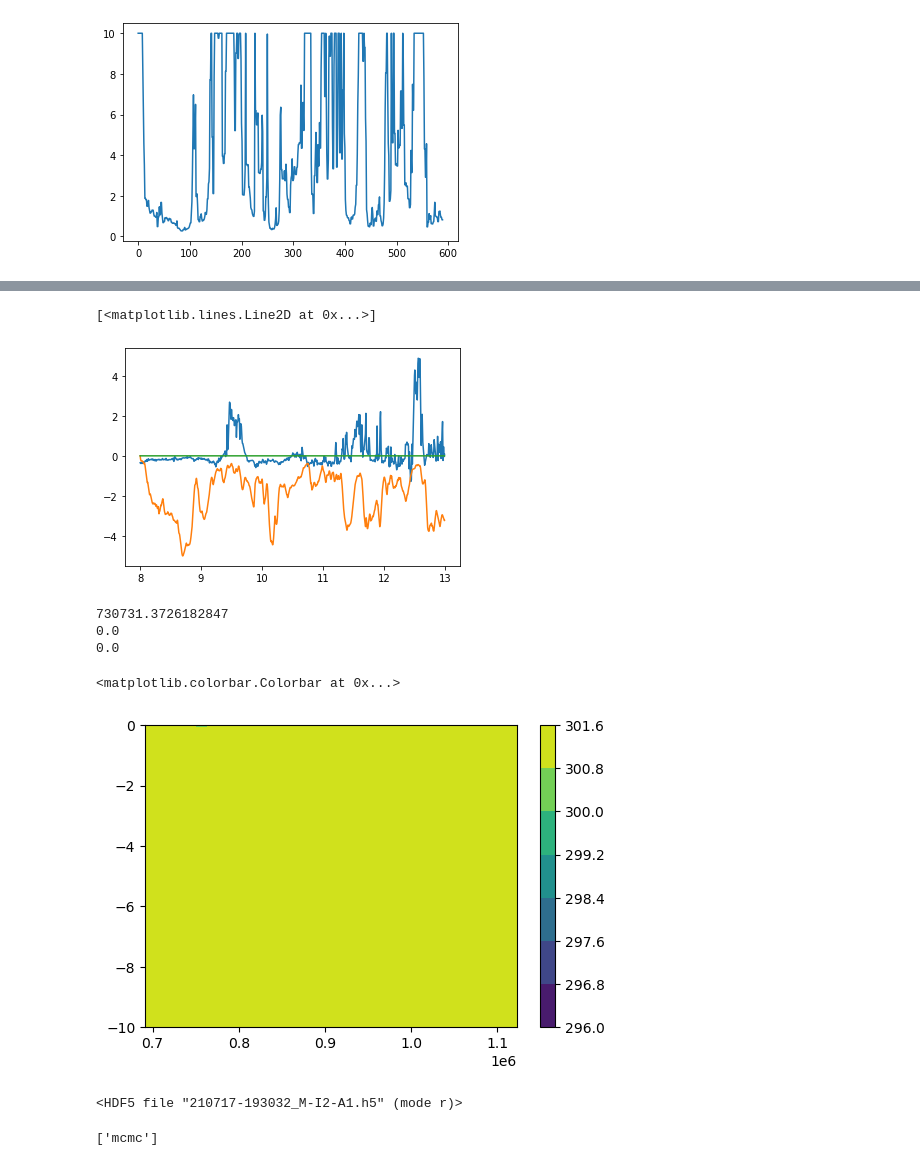
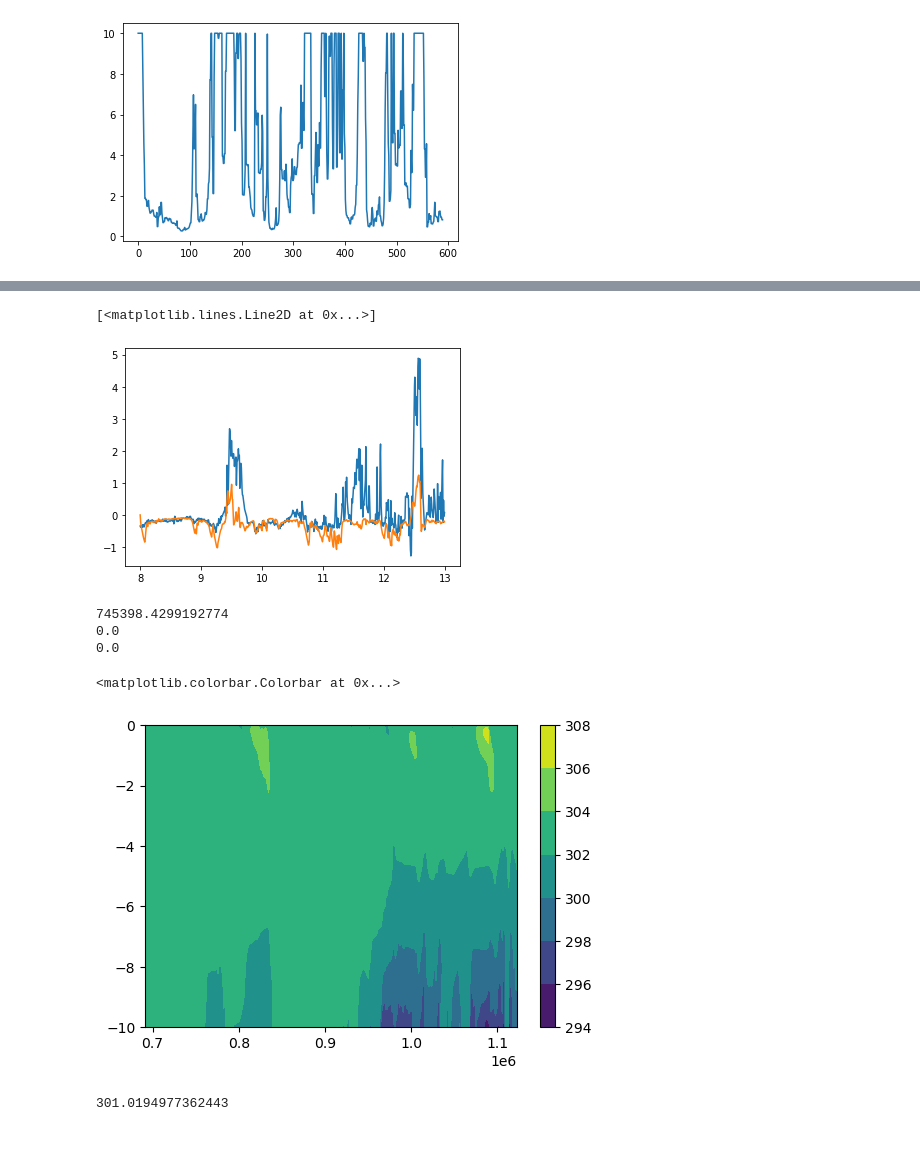
Before and after one commit to reykboerner/diusst, a Jupyter notebook: code/run_bayesian.ipynb, the cells around one changed output, grey strips where cells are left out. Drawn from its saved outputs; the diff is of its cells as text; code cells hidden in the pictures.

Commit message:
diusst modification: correct version of diusst with varying ftemp (mu decreasing with distance from z_f)

```diff
--- a/code/run_bayesian.ipynb
+++ b/code/run_bayesian.ipynb
@@ -29,23 +29,22 @@ timestamp = now.strftime("%y%m%d-%H%M%S")
 # RUN SETTINGS (check before each run)
 
 # Output storage
+run_id = 'M-I2-A2'
 output_path = '../output/'
-run_id = '_blabla'
 
 # Fit parameters
 param_names = ['kappa', 'mu', 'attenu']
 
 # Parameter limits
-param_min = np.array([0, 0, 0])
-param_max = np.array([7e-4, 1, 10])
+param_min = np.array([0, 0, 1e-3])
+param_max = np.array([7e-4, 0.1, 10])
 
 # Initial walker positions
 param_start = np.array([2e-4, 1e-4, 2.5])
 
 # Sampling
-nwalkers = 8
-nsteps = 700
-burninsteps = 50
+nwalkers = 16
+nsteps = 2500
 
 # DIUSST model
 scheme = 'euler'
@@ -63,6 +62,7 @@ data_interval = [786,1377]
 
 # Other settings
 parallel = True
+use_backend = True
 
 ###########################################################
 # (End of run settings)
@@ -73,7 +73,8 @@ data_orig = pd.read_csv(data_path+data_filename)[data_interval[0]:data_interval[
 
 # interpolate to meet CFL condition
 data, dtlist = cfl_interpolation(data_orig, dz0=dz0, ngrid=ngrid,
-        a=0, b=1, k_eddy_max=param_max[0], maxwind=maxwind)
+        a=0, b=1, k_eddy_max=param_max[0], maxwind=maxwind,
+        save=output_path+timestamp+'_'+run_id)
 # %% [output]
 +++ Variable time-step interpolation +++
 Interpolated dataset has 307532 time steps with average length 4.092 s.
@@ -158,16 +113,10 @@ probs_df.to_csv(data_path+timestamp+run_id+'probs.csv')
 # %%
-kappa, mu, attenu = param_start
-import time
-simstart = time.time()
-
-ftemp = np.mean(data['ftemp'].to_numpy(np.float64))
-sst_data = data['sst'].to_numpy(np.float64) - data['ftemp'].to_numpy(np.float64)
+# extract data
+ftemp = data['ftemp'].to_numpy(np.float64)
+sst_data = data['sst'].to_numpy(np.float64) - ftemp
 sst_err = data['sst_err'].to_numpy(np.float64)
-
 times = data['times'].to_numpy(np.float64)
 wind = data['wind'].to_numpy(np.float64)
 atemp = data['atemp'].to_numpy(np.float64)
 swrad = data['swrad'].to_numpy(np.float64)
 humid = data['humid'].to_numpy(np.float64)
-
-print((time.time()-simstart)*10000)
@@ -176,8 +123,16 @@ print((time.time()-simstart)*10000)
 # %%
-kappa, mu, attenu = param_min[0], 0.1, param_min[2]
+import time
+simstart = time.time()
 
+kappa, mu, attenu = param_start
+#kappa, mu, attenu = param_min[0], 0.1, param_min[2]
+kappa = 7e-4
+mu = 1e-4
+attenu=1
 simu = diusst(
-            times, atemp, swrad, u_data=wind, sa_data=humid, T_f=ftemp,
+            times, atemp, ftemp, swrad, u_data=wind, sa_data=humid,
             k_eddy=kappa, mu=mu, attenu=attenu,
             opac=opac, k_mol=k_mol,
             dz=dz0, ngrid=ngrid)
+
+print(time.time()-simstart)
@@ -184,17 +154,17 @@ simu = diusst(
 # %%
 plt.plot(times/86400,sst_data)
 plt.plot(times/86400,simu[0][:,0]-ftemp)
-plt.plot(times/86400,simu[0][:,3]-ftemp)
+#plt.plot(times/86400,simu[0][:,3]-ftemp)
 # %% [output]
 [<matplotlib.lines.Line2D at 0x...>]
-[figure, old version]
+[figure, new version]
 # %%
 sst_model = simu[0][:,0]
 print(np.mean(((sst_data-sst_model)/sst_err)**2))
 print(np.exp(-np.mean(((sst_data-sst_model)/sst_err)**2)))
 print(np.exp(-np.inf))
 # %% [output]
-730731.3726182847
+745398.4299192774
 0.0
 0.0
 # %%
@@ -203,4 +173,4 @@ plot = ax.contourf(times,simu[1],simu[0].transpose())
 fig.colorbar(plot)
 # %% [output]
 <matplotlib.colorbar.Colorbar at 0x...>
-[figure, old version]
+[figure, new version]
@@ -211,11 +177,4 @@ h5 = h5py.File('210717-193032_M-I2-A1.h5')
-# %%
-h5
-# %% [output]
-<HDF5 file "210717-193032_M-I2-A1.h5" (mode r)>
-# %%
-import h5py
-
-with h5py.File('210717-193032_M-I2-A1.h5', "r") as f:
-    print(list(f.keys()))
-# %% [output]
-['mcmc']
+# %%
+ftemp
+# %% [output]
+301.0194977362443
```
Also changed, not shown: parts of 11 cells of this notebook, 2 other files.
